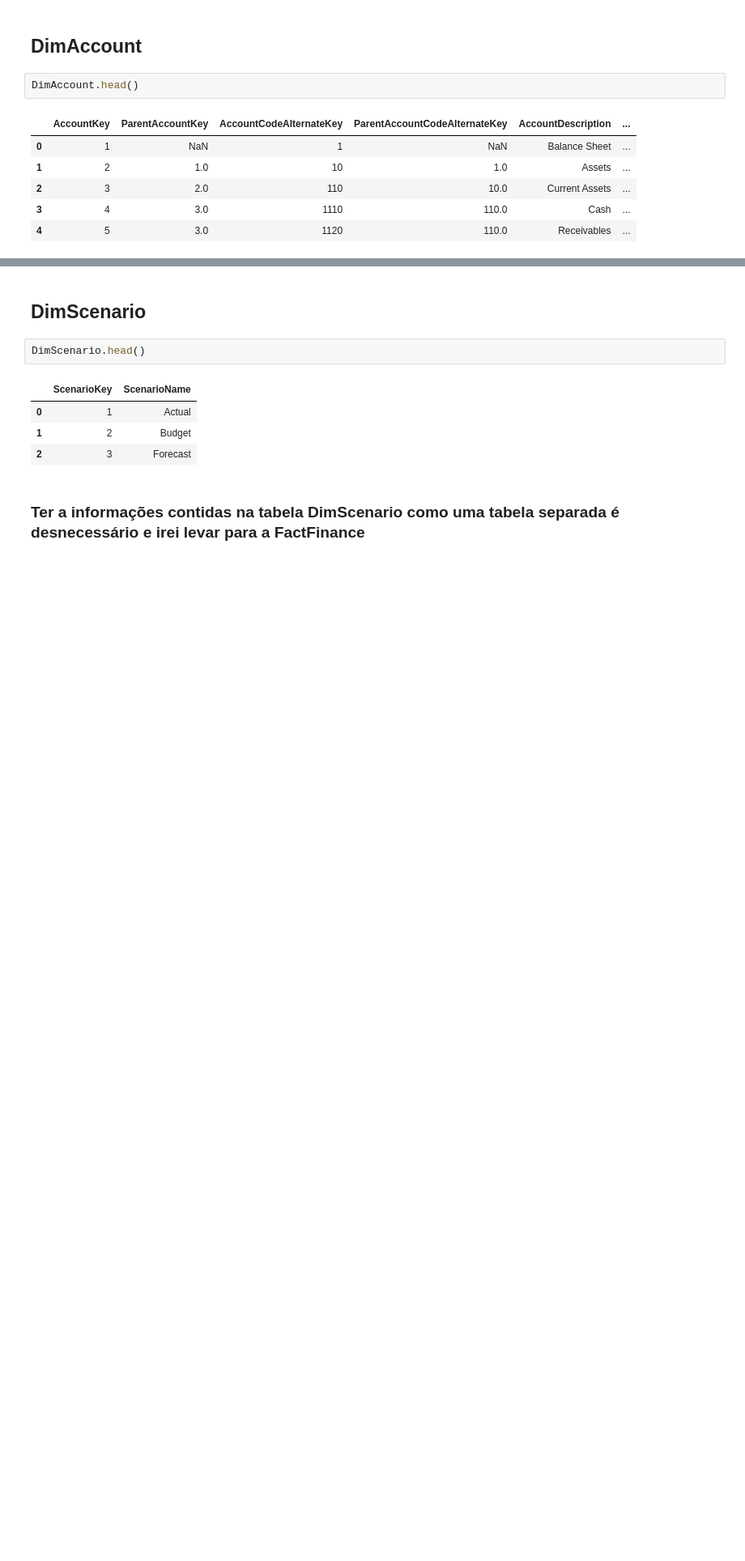
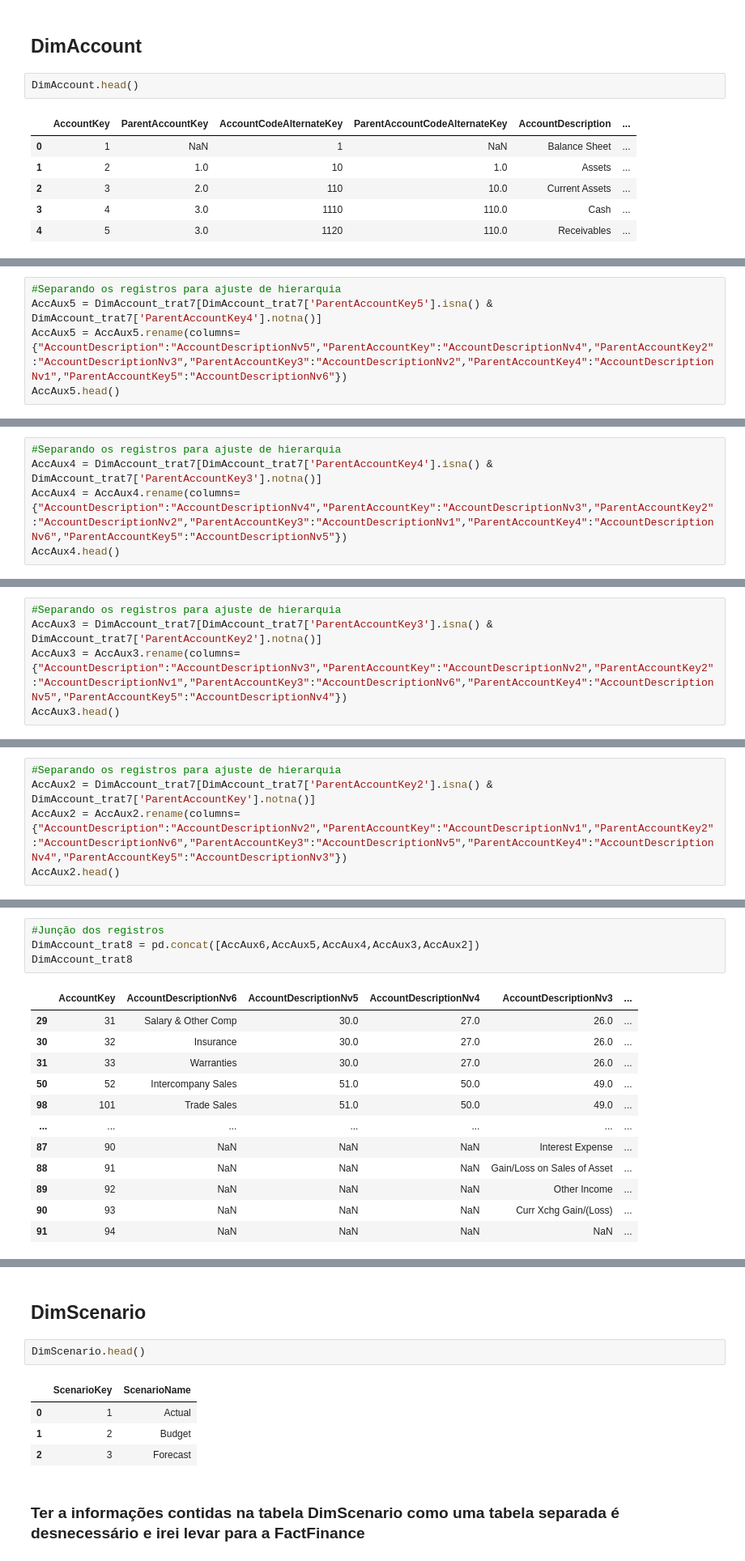
Before and after one commit to GabrielAraujoCarlos/PortfolioDashboardFinanceiro, a Jupyter notebook: TratamentoBase.ipynb, the cells around one changed output, grey strips where cells are left out. Shown: that part at 81% size. Cells and saved outputs as stored; diff of their text form; blank space fills up the shorter version.

```diff
--- a/TratamentoBase.ipynb
+++ b/TratamentoBase.ipynb
@@ -345,0 +428,5 @@ DimAccount_trat = DimAccount_trat[~DimAccount_trat['AccountKey'].isin(regRemov)]
+# %%
+#Separando os registros para ajuste de hierarquia
+AccAux5 = DimAccount_trat7[DimAccount_trat7['ParentAccountKey5'].isna() & DimAccount_trat7['ParentAccountKey4'].notna()]
+AccAux5 = AccAux5.rename(columns={"AccountDescription":"AccountDescriptionNv5","ParentAccountKey":"AccountDescriptionNv4","ParentAccountKey2":"AccountDescriptionNv3","ParentAccountKey3":"AccountDescriptionNv2","ParentAccountKey4":"AccountDescriptionNv1","ParentAccountKey5":"AccountDescriptionNv6"})
+AccAux5.head()
@@ -345,0 +440,5 @@ DimAccount_trat = DimAccount_trat[~DimAccount_trat['AccountKey'].isin(regRemov)]
+# %%
+#Separando os registros para ajuste de hierarquia
+AccAux4 = DimAccount_trat7[DimAccount_trat7['ParentAccountKey4'].isna() & DimAccount_trat7['ParentAccountKey3'].notna()]
+AccAux4 = AccAux4.rename(columns={"AccountDescription":"AccountDescriptionNv4","ParentAccountKey":"AccountDescriptionNv3","ParentAccountKey2":"AccountDescriptionNv2","ParentAccountKey3":"AccountDescriptionNv1","ParentAccountKey4":"AccountDescriptionNv6","ParentAccountKey5":"AccountDescriptionNv5"})
+AccAux4.head()
@@ -345,0 +452,5 @@ DimAccount_trat = DimAccount_trat[~DimAccount_trat['AccountKey'].isin(regRemov)]
+# %%
+#Separando os registros para ajuste de hierarquia
+AccAux3 = DimAccount_trat7[DimAccount_trat7['ParentAccountKey3'].isna() & DimAccount_trat7['ParentAccountKey2'].notna()]
+AccAux3 = AccAux3.rename(columns={"AccountDescription":"AccountDescriptionNv3","ParentAccountKey":"AccountDescriptionNv2","ParentAccountKey2":"AccountDescriptionNv1","ParentAccountKey3":"AccountDescriptionNv6","ParentAccountKey4":"AccountDescriptionNv5","ParentAccountKey5":"AccountDescriptionNv4"})
+AccAux3.head()
@@ -345,0 +464,5 @@ DimAccount_trat = DimAccount_trat[~DimAccount_trat['AccountKey'].isin(regRemov)]
+# %%
+#Separando os registros para ajuste de hierarquia
+AccAux2 = DimAccount_trat7[DimAccount_trat7['ParentAccountKey2'].isna() & DimAccount_trat7['ParentAccountKey'].notna()]
+AccAux2 = AccAux2.rename(columns={"AccountDescription":"AccountDescriptionNv2","ParentAccountKey":"AccountDescriptionNv1","ParentAccountKey2":"AccountDescriptionNv6","ParentAccountKey3":"AccountDescriptionNv5","ParentAccountKey4":"AccountDescriptionNv4","ParentAccountKey5":"AccountDescriptionNv3"})
+AccAux2.head()
@@ -345,0 +472,17 @@ DimAccount_trat = DimAccount_trat[~DimAccount_trat['AccountKey'].isin(regRemov)]
+# %%
+#Junção dos registros
+DimAccount_trat8 = pd.concat([AccAux6,AccAux5,AccAux4,AccAux3,AccAux2])
+DimAccount_trat8
+# %% [output]
+|  | AccountKey | AccountDescriptionNv6 | AccountDescriptionNv5 | AccountDescriptionNv4 | AccountDescriptionNv3 | ... |
+| 29 | 31 | Salary & Other Comp | 30.0 | 27.0 | 26.0 | ... |
+| 30 | 32 | Insurance | 30.0 | 27.0 | 26.0 | ... |
+| 31 | 33 | Warranties | 30.0 | 27.0 | 26.0 | ... |
+| 50 | 52 | Intercompany Sales | 51.0 | 50.0 | 49.0 | ... |
+| 98 | 101 | Trade Sales | 51.0 | 50.0 | 49.0 | ... |
+| ... | ... | ... | ... | ... | ... | ... |
+| 87 | 90 | NaN | NaN | NaN | Interest Expense | ... |
+| 88 | 91 | NaN | NaN | NaN | Gain/Loss on Sales of Asset | ... |
+| 89 | 92 | NaN | NaN | NaN | Other Income | ... |
+| 90 | 93 | NaN | NaN | NaN | Curr Xchg Gain/(Loss) | ... |
+| 91 | 94 | NaN | NaN | NaN | NaN | ... |
```
Also changed, not shown: parts of 64 cells of this notebook, 1 other file.
